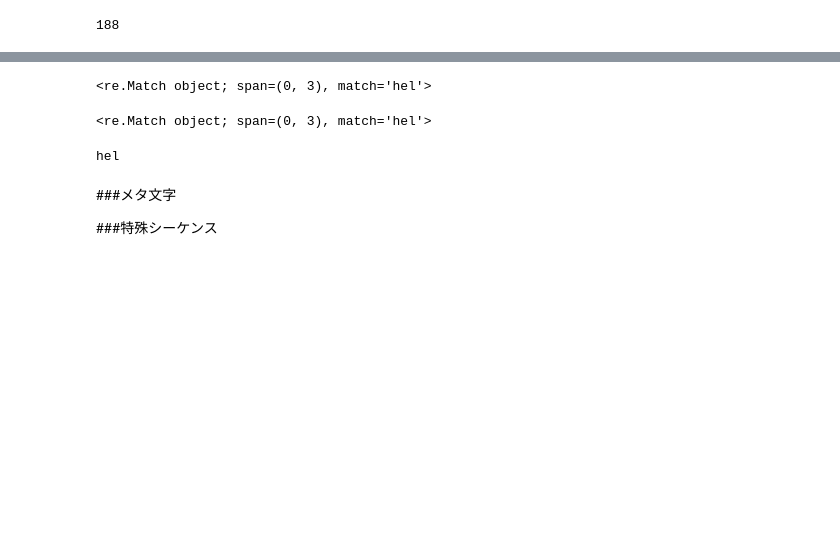
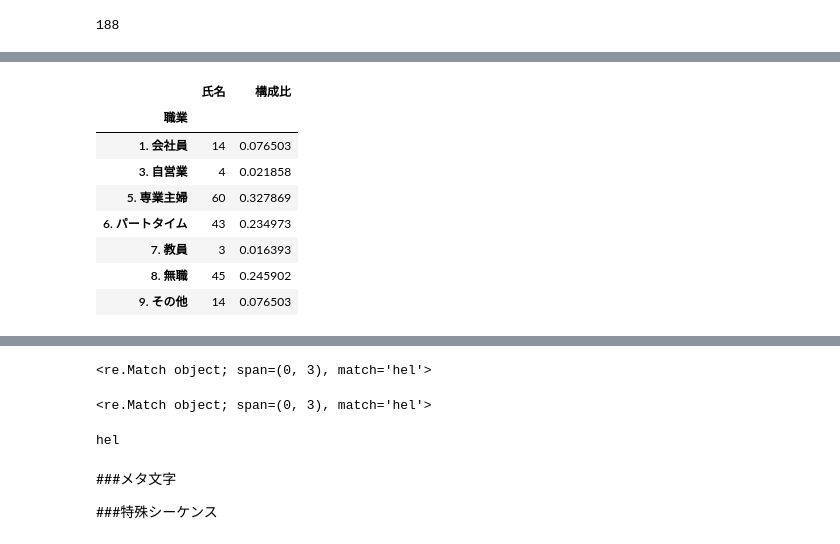
Before and after one commit to HiroshiATakano/GitHub, a Jupyter notebook: 第三章：正規表現.ipynb, the cells around one changed output, grey strips where cells are left out. Saved outputs shown, nothing was run; the diff lists cells and outputs as text; code cells hidden in the pictures; blank space fills up the shorter version.

```diff
--- a/第三章：正規表現.ipynb
+++ b/第三章：正規表現.ipynb
@@ -488,3 +587,18 @@ df6_pivot
+# %%
+df8_pivot = pd.pivot_table(df2,values='氏名',index=['職業'],aggfunc='count')
+df8_pivot = df8_pivot.fillna(0)
+df8_pivot['構成比'] = df8_pivot['氏名']/df8_pivot['氏名'].sum()
+df8_pivot
+# %% [output]
+|  | 氏名 | 構成比 |
+| 職業 |  |  |
+| 1. 会社員 | 14 | 0.076503 |
+| 3. 自営業 | 4 | 0.021858 |
+| 5. 専業主婦 | 60 | 0.327869 |
+| 6. パートタイム | 43 | 0.234973 |
+| 7. 教員 | 3 | 0.016393 |
+| 8. 無職 | 45 | 0.245902 |
+| 9. その他 | 14 | 0.076503 |
 # %%
 !ls ./Data
 # %% [output]
```
Also changed, not shown: parts of 27 cells of this notebook.
